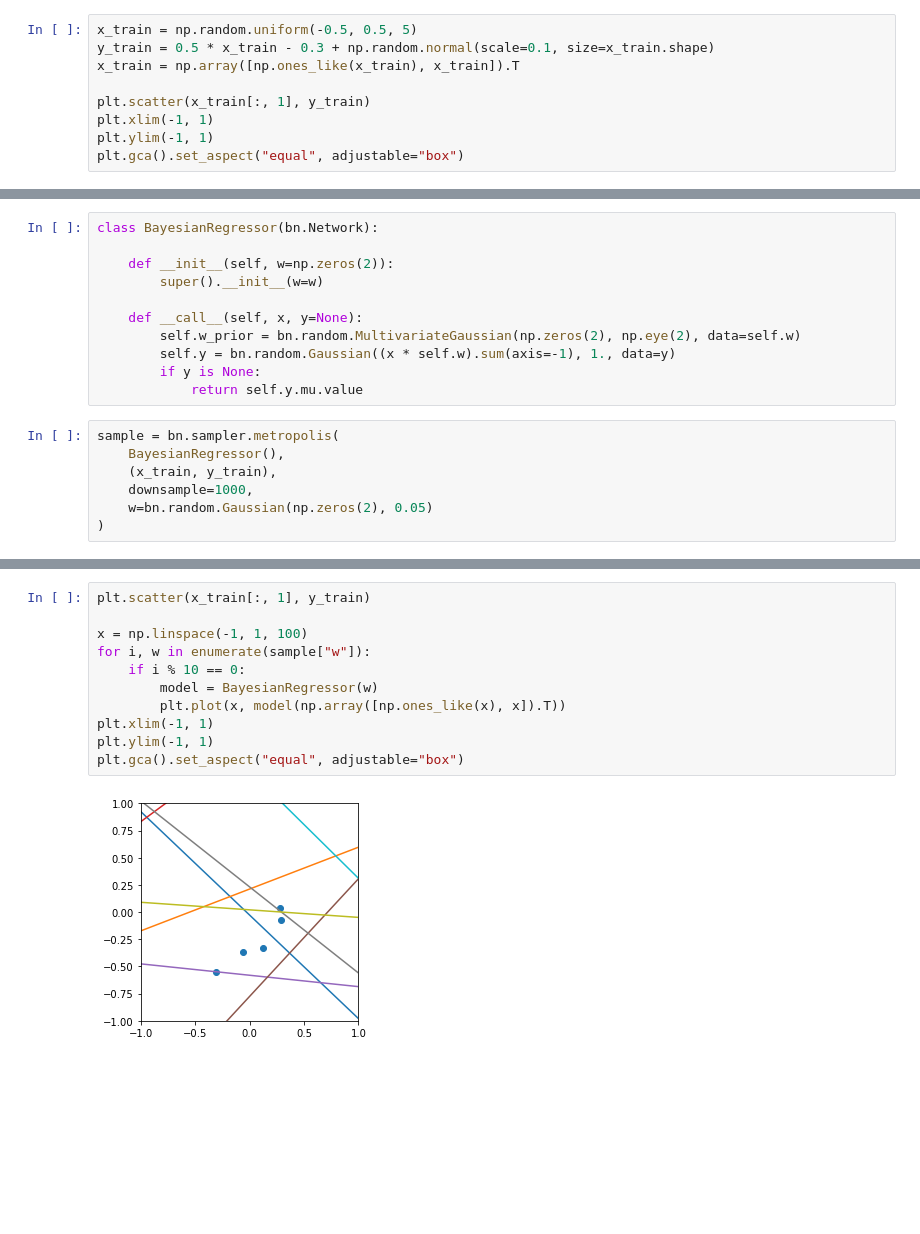
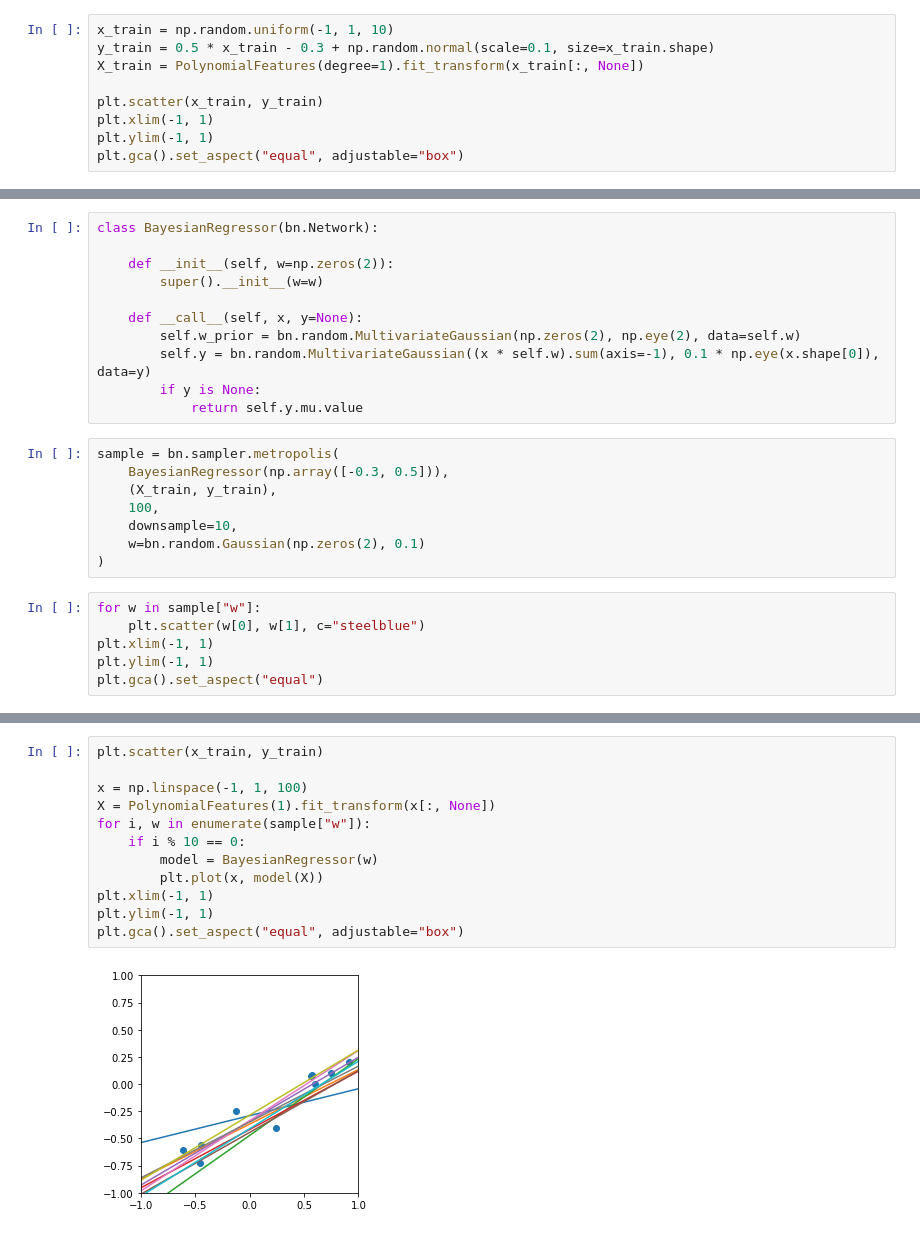
Before and after one commit to ctgk/bayesnet, a Jupyter notebook: notebook/MCMC.ipynb, the cells around one changed output, grey strips where cells are left out. Cells and saved outputs as stored; diff of their text form; blank space fills up the shorter version.

```diff
--- a/notebook/MCMC.ipynb
+++ b/notebook/MCMC.ipynb
@@ -6,11 +7,11 @@ import bayesnet as bn
 
 np.random.seed(1234)
 # %%
-x_train = np.random.uniform(-0.5, 0.5, 5)
+x_train = np.random.uniform(-1, 1, 10)
 y_train = 0.5 * x_train - 0.3 + np.random.normal(scale=0.1, size=x_train.shape)
-x_train = np.array([np.ones_like(x_train), x_train]).T
+X_train = PolynomialFeatures(degree=1).fit_transform(x_train[:, None])
 
-plt.scatter(x_train[:, 1], y_train)
+plt.scatter(x_train, y_train)
 plt.xlim(-1, 1)
 plt.ylim(-1, 1)
 plt.gca().set_aspect("equal", adjustable="box")
@@ -24,13 +25,20 @@ class BayesianRegressor(bn.Network):
 
     def __call__(self, x, y=None):
         self.w_prior = bn.random.MultivariateGaussian(np.zeros(2), np.eye(2), data=self.w)
-        self.y = bn.random.Gaussian((x * self.w).sum(axis=-1), 1., data=y)
+        self.y = bn.random.MultivariateGaussian((x * self.w).sum(axis=-1), 0.1 * np.eye(x.shape[0]), data=y)
         if y is None:
             return self.y.mu.value
 # %%
 sample = bn.sampler.metropolis(
-    BayesianRegressor(),
-    (x_train, y_train),
-    downsample=1000,
-    w=bn.random.Gaussian(np.zeros(2), 0.05)
+    BayesianRegressor(np.array([-0.3, 0.5])),
+    (X_train, y_train),
+    100,
+    downsample=10,
+    w=bn.random.Gaussian(np.zeros(2), 0.1)
 )
+# %%
+for w in sample["w"]:
+    plt.scatter(w[0], w[1], c="steelblue")
+plt.xlim(-1, 1)
+plt.ylim(-1, 1)
+plt.gca().set_aspect("equal")
@@ -37,13 +47,14 @@ sample = bn.sampler.metropolis(
 # %%
-plt.scatter(x_train[:, 1], y_train)
+plt.scatter(x_train, y_train)
 
 x = np.linspace(-1, 1, 100)
+X = PolynomialFeatures(1).fit_transform(x[:, None])
 for i, w in enumerate(sample["w"]):
     if i % 10 == 0:
         model = BayesianRegressor(w)
-        plt.plot(x, model(np.array([np.ones_like(x), x]).T))
+        plt.plot(x, model(X))
 plt.xlim(-1, 1)
 plt.ylim(-1, 1)
 plt.gca().set_aspect("equal", adjustable="box")
 # %% [output]
-[figure, old version]
+[figure, new version]
```
Also changed, not shown: parts of 9 cells of this notebook, 2 other files.
